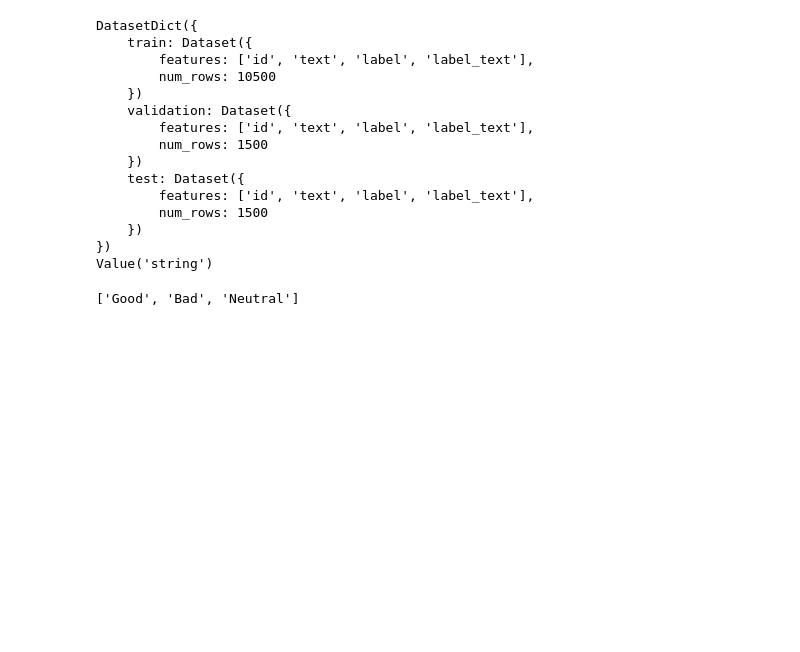
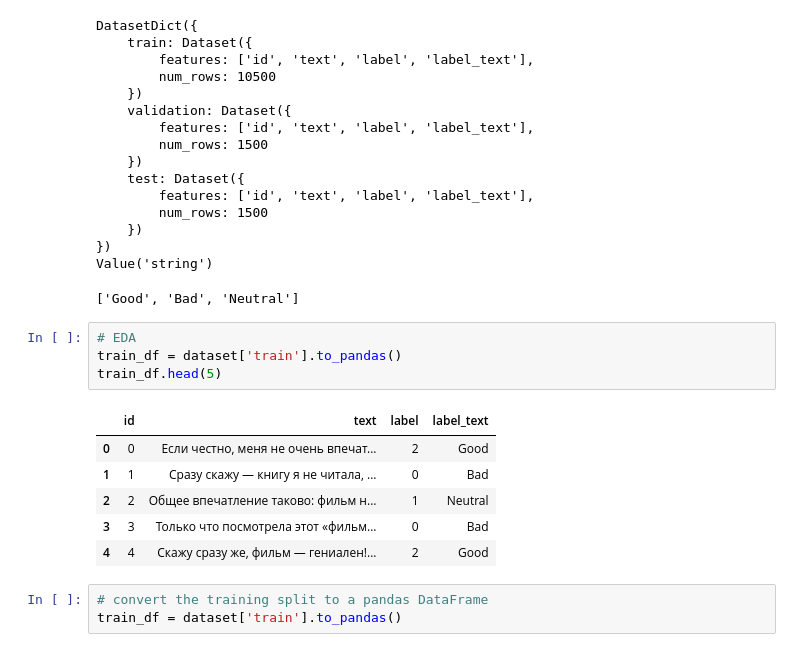
Before and after one commit to KrisTinaShch/kinopoisk_sentiment_analysis, a Jupyter notebook: kinopoisk_sentiment_analysis.ipynb, the cells around one changed output. Saved outputs shown, nothing was run; the diff lists cells and outputs as text; blank space fills up the shorter version.

```diff
--- a/kinopoisk_sentiment_analysis.ipynb
+++ b/kinopoisk_sentiment_analysis.ipynb
@@ -47,3 +47,17 @@ DatasetDict({
 })
 Value('string')
 ['Good', 'Bad', 'Neutral']
+# %%
+# EDA
+train_df = dataset['train'].to_pandas()
+train_df.head(5)
+# %% [output]
+|  | id | text | label | label_text |
+| 0 | 0 | Если честно, меня не очень впечат... | 2 | Good |
+| 1 | 1 | Сразу скажу — книгу я не читала, ... | 0 | Bad |
+| 2 | 2 | Общее впечатление таково: фильм н... | 1 | Neutral |
+| 3 | 3 | Только что посмотрела этот «фильм... | 0 | Bad |
+| 4 | 4 | Скажу сразу же, фильм — гениален!... | 2 | Good |
+# %%
+# convert the training split to a pandas DataFrame
+train_df = dataset['train'].to_pandas()
```
Also changed, not shown: parts of 11 cells of this notebook.
